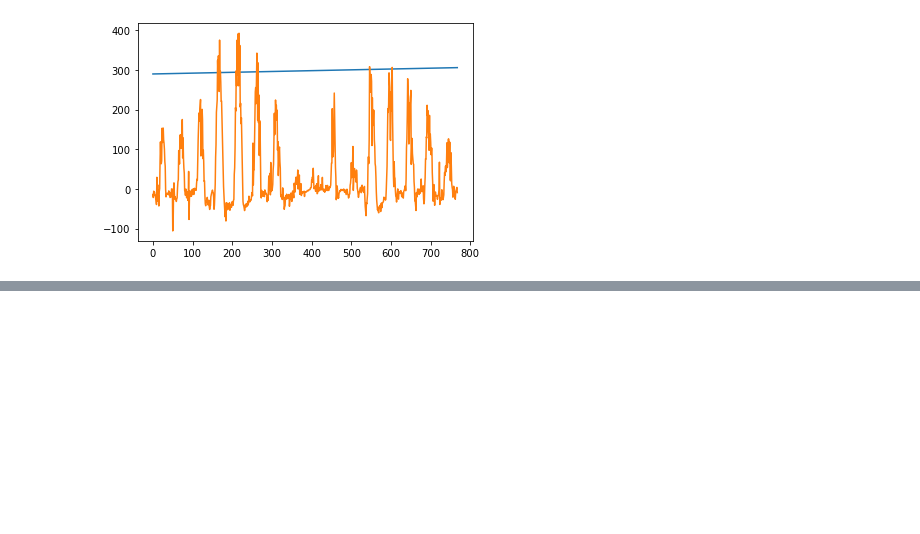
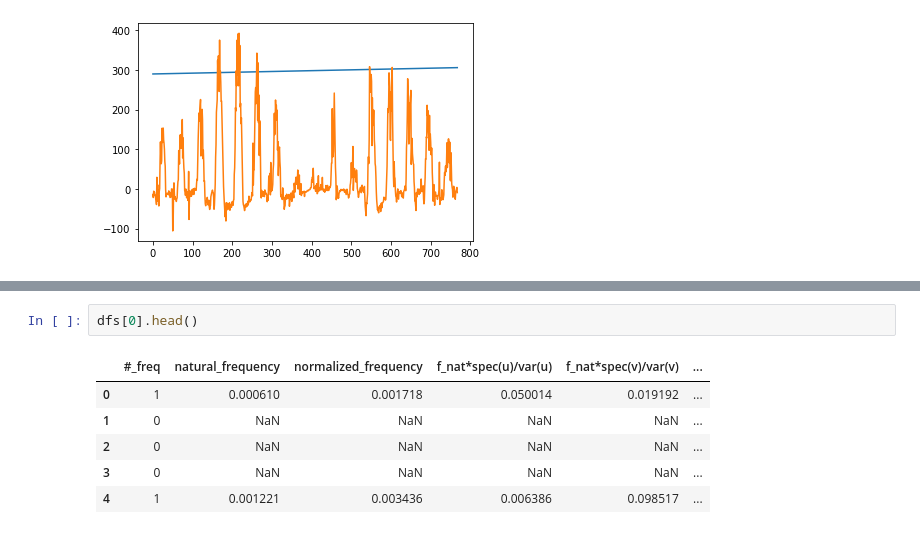
Before and after one commit to alexnaoki/EC-LHC, a Jupyter notebook: teste_view_files.ipynb, the cells around one changed output, grey strips where cells are left out. Cells and saved outputs as stored; diff of their text form; blank space fills up the shorter version.

```diff
--- a/teste_view_files.ipynb
+++ b/teste_view_files.ipynb
@@ -53,0 +86,9 @@ plt.plot(df[list(columns.value)])
+# %%
+dfs[0].head()
+# %% [output]
+|  | #_freq | natural_frequency | normalized_frequency | f_nat*spec(u)/var(u) | f_nat*spec(v)/var(v) | ... |
+| 0 | 1 | 0.000610 | 0.001718 | 0.050014 | 0.019192 | ... |
+| 1 | 0 | NaN | NaN | NaN | NaN | ... |
+| 2 | 0 | NaN | NaN | NaN | NaN | ... |
+| 3 | 0 | NaN | NaN | NaN | NaN | ... |
+| 4 | 1 | 0.001221 | 0.003436 | 0.006386 | 0.098517 | ... |
```
Also changed, not shown: parts of 21 cells of this notebook, 3 other files.
